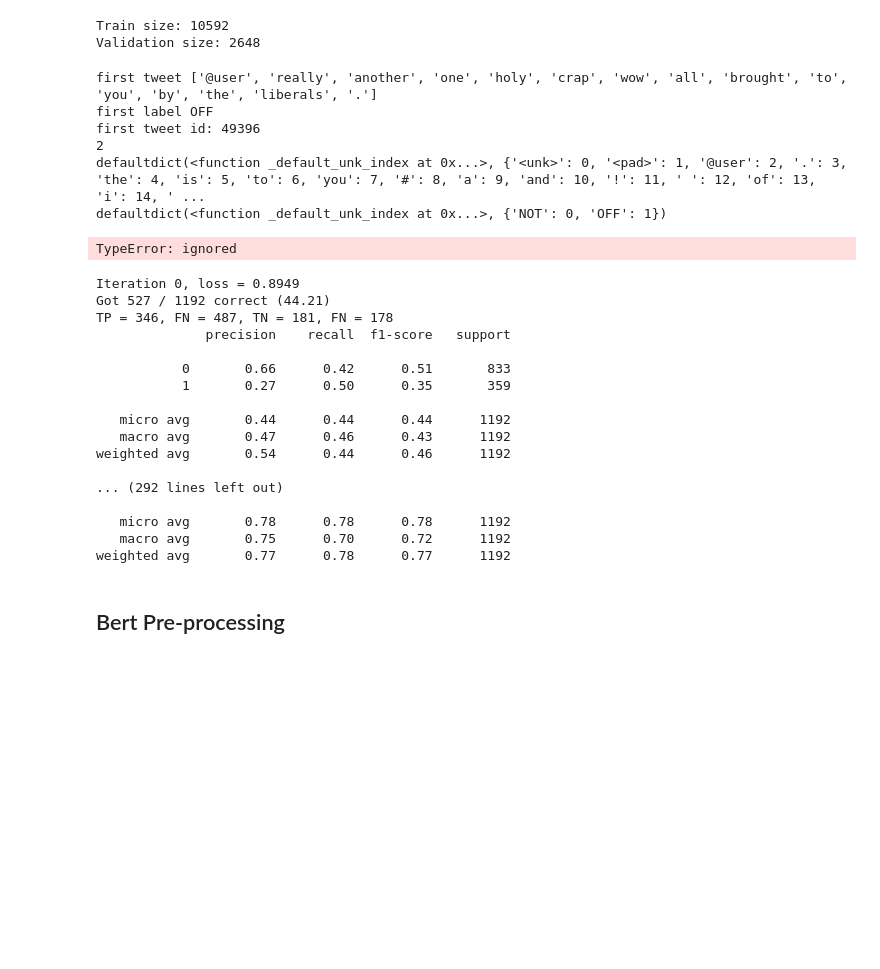
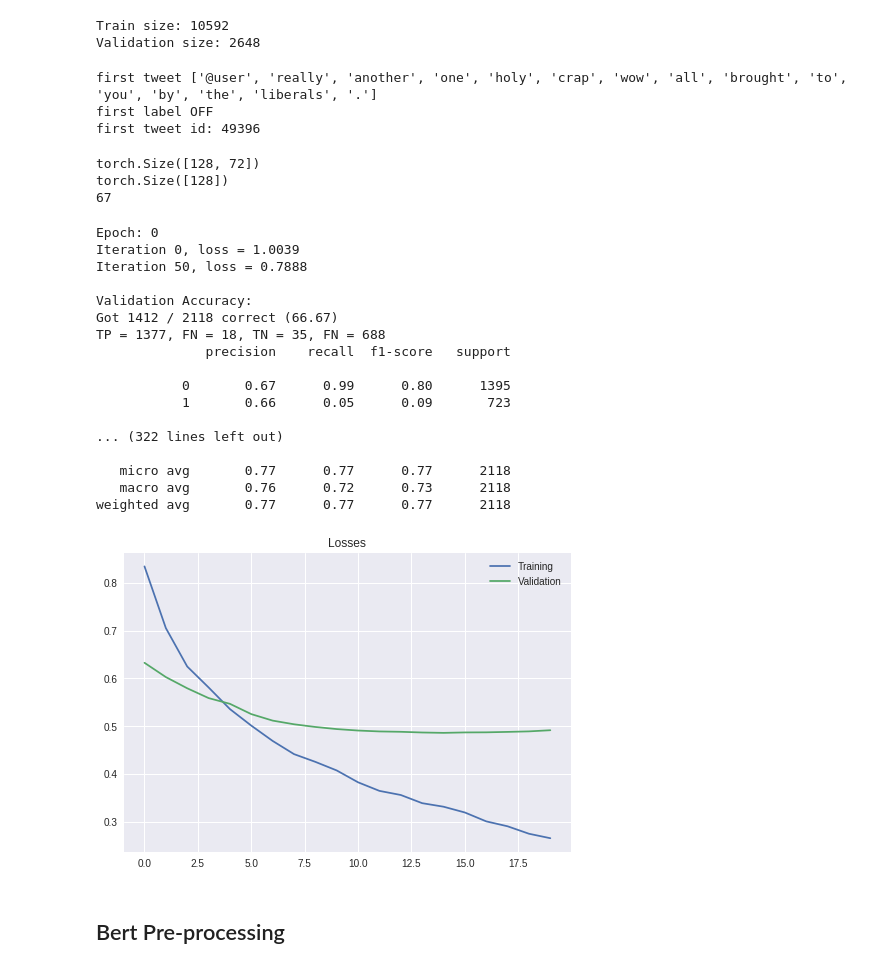
Before and after one commit to adesam146/nlpcw, a Jupyter notebook: NLP_CW.ipynb, the cells around one changed output. Saved outputs shown, nothing was run; the diff lists cells and outputs as text; code cells hidden in the pictures; blank space fills up the shorter version.

Commit message:
Plotting graph to detect overfitting

```diff
--- a/NLP_CW.ipynb
+++ b/NLP_CW.ipynb
@@ -216,7 +235,7 @@ def tokenizer(text): # create a tokenizer function for gloVe
     return res
 # %%
 #Create fields
-BATCH_SIZE = 64
+BATCH_SIZE = 128
 
 
 TEXT = data.Field(sequential=True, tokenize=tokenizer, lower=True, batch_first = True)
@@ -233,7 +252,7 @@ data_fields = [('id', ID),
 train = data.TabularDataset(train_fp, format='TSV', fields =
                             data_fields, skip_header=True)
 
-train, valid = train.split(0.8, random_state=random.seed(SEED))
+train, valid = train.split(split_ratio=0.8, random_state=random.seed(SEED))
 
 print(f'Train size: {len(train)}')
 print(f'Validation size: {len(valid)}')
@@ -243,8 +262,6 @@ TEXT.build_vocab(train, vectors='glove.twitter.27B.200d') #USE "glove.840B.300d"
 
 LABEL.build_vocab(train.subtask_a)
 
-train, valid = train.split(split_ratio=0.8, random_state=random.seed(SEED))
-
 output_dim = len(LABEL.vocab)
 
 #Create iterators
@@ -258,25 +275,24 @@ Validation size: 2648
 print('first tweet', train[0].tweet)
 print('first label', train[0].subtask_a)
 print("first tweet id:", train[0].id)
-print(TEXT.vocab.stoi['@user']) # word to index
-print(TEXT.vocab.stoi) # word to index
-print(LABEL.vocab.stoi) # word to index
+# print(TEXT.vocab.stoi) # word to index
+# print(LABEL.vocab.stoi) # word to index
 # %% [output]
 first tweet ['@user', 'really', 'another', 'one', 'holy', 'crap', 'wow', 'all', 'brought', 'to', 'you', 'by', 'the', 'liberals', '.']
 first label OFF
 first tweet id: 49396
-2
-defaultdict(<function _default_unk_index at 0x...>, {'<unk>': 0, '<pad>': 1, '@user': 2, '.': 3, 'the': 4, 'is': 5, 'to': 6, 'you': 7, '#': 8, 'a': 9, 'and': 10, '!': 11, ' ': 12, 'of': 13, 'i': 14, ' ...
-defaultdict(<function _default_unk_index at 0x...>, {'NOT': 0, 'OFF': 1})
 # %%
 #check loader
 for idx, batch in enumerate(train_iterator):
     inputs, labels = batch.tweet, batch.subtask_a
     print(inputs.shape)
     print(labels.shape)
+    print(len(train_iterator))
     break
 # %% [output]
-TypeError: ignored
+torch.Size([128, 72])
+torch.Size([128])
+67
 # %%
 from sklearn import metrics
 
@@ -436,25 +484,39 @@ optimizer = optim.Adam(model.parameters(), lr)
 loss_fn = nn.BCEWithLogitsLoss()
 
 
-train_helper(model, optimizer, loss_fn = loss_fn, epochs = 5)
+t_losses, v_losses = train_helper(model, optimizer, loss_fn = loss_fn, epochs = 20)
 # %% [output]
-Iteration 0, loss = 0.8949
-Got 527 / 1192 correct (44.21)
-TP = 346, FN = 487, TN = 181, FN = 178
+Epoch: 0
+Iteration 0, loss = 1.0039
+Iteration 50, loss = 0.7888
+
+Validation Accuracy:
+Got 1412 / 2118 correct (66.67)
+TP = 1377, FN = 18, TN = 35, FN = 688
               precision    recall  f1-score   support
 
-           0       0.66      0.42      0.51       833
-           1       0.27      0.50      0.35       359
+           0       0.67      0.99      0.80      1395
+           1       0.66      0.05      0.09       723
 
-   micro avg       0.44      0.44      0.44      1192
-   macro avg       0.47      0.46      0.43      1192
-weighted avg       0.54      0.44      0.46      1192
+... (322 lines left out)
 
-... (292 lines left out)
-
-   micro avg       0.78      0.78      0.78      1192
-   macro avg       0.75      0.70      0.72      1192
-weighted avg       0.77      0.78      0.77      1192
+   micro avg       0.77      0.77      0.77      2118
+   macro avg       0.76      0.72      0.73      2118
+weighted avg       0.77      0.77      0.77      2118
+# %%
+from matplotlib import pyplot as plt
+
+fig1, ax1 = plt.subplots()
+
+ax1.plot(t_losses, label='Training')
+ax1.plot(v_losses, label='Validation')
+
+ax1.set_title('Losses')
+ax1.legend()
+
+plt.show()
+# %% [output]
+[figure, added]
 # %% [markdown]
 ## Bert Pre-processing
 # %%
```
Also changed, not shown: parts of 5 cells of this notebook.
